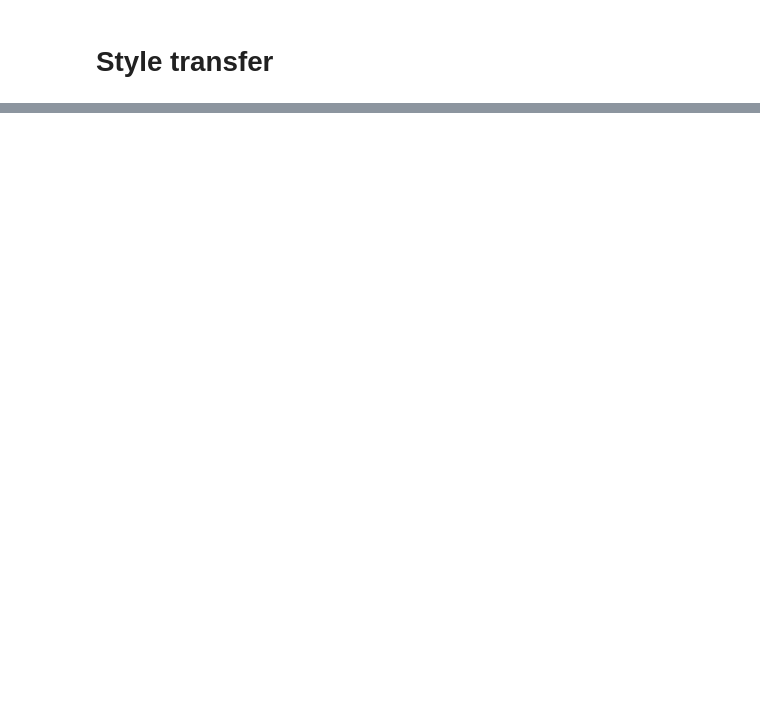
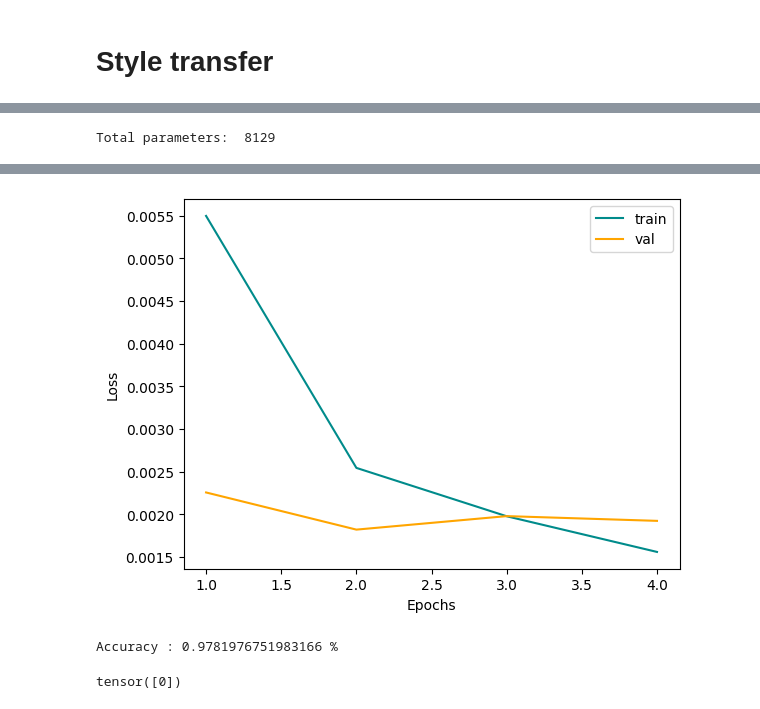
Before and after one commit to MassimoMario/Dante_to_italian_Text_Style_Transfer, a Jupyter notebook: TST_20K.ipynb, the cells around one changed output, grey strips where cells are left out. Cells and saved outputs as stored; diff of their text form; code cells hidden in the pictures; blank space fills up the shorter version.

```diff
--- a/TST_20K.ipynb
+++ b/TST_20K.ipynb
@@ -646,0 +701,12 @@ Transferred sequence:
+# %%
+tst1_accuracy = []
+for n in range(len(style1_val)):
+    with torch.no_grad():
+        transfer_output = vae.style_transfer(style1_val[n].view(1,style1_val.shape[1]), style0)
+        transf_indices = torch.multinomial(F.softmax(transfer_output.squeeze(0),dim=-1), 1)
+        transf_indices = transf_indices.permute(1,0)
+        pred_style = torch.argmax(CNN_classif(transf_indices), dim=-1)
+        tst1_accuracy.append(pred_style.item())
+
+accuracy_it_to_dan = (len(style1_val)-np.count_nonzero(tst1_accuracy))/len(tst1_accuracy)
+print('Accuracy Italian to Dante: ', accuracy_it_to_dan)
@@ -682,0 +768,23 @@ Reconstructed sequence:
+# %%
+class CNNClassifier(nn.Module):
+    def __init__(self, embedding_matrix, num_classes, sequence_length, num_filters, kernel_sizes):
+        super(CNNClassifier, self).__init__()
+        self.embedding_dim = embedding_matrix.shape[1]
+
+        self.embedding = nn.Embedding.from_pretrained(embedding_matrix, freeze = True)
+        self.conv_layers = nn.ModuleList([nn.Conv2d(1, num_filters, (k, self.embedding_dim)) for k in kernel_sizes])
+        self.fc = nn.Linear(num_filters * len(kernel_sizes), num_classes)
+
+    def forward(self,x):
+        x = self.embedding(x)
+        x = x.unsqueeze(1)
+        conv_results = [F.relu(conv(x)).squeeze(3) for conv in self.conv_layers]
+        pooled = [F.max_pool1d(conv, conv.shape[2]).squeeze(2) for conv in conv_results]
+        cat = torch.cat(pooled, dim = 1)
+        out = self.fc(cat)
+        return F.softmax(out, dim=-1)
+# %%
+def CNN_loss(y_s, labels, loss_fn=nn.BCELoss()):
+    L_mul_s = loss_fn(y_s, labels)
+
+    return L_mul_s
@@ -682,0 +864,14 @@ Reconstructed sequence:
+# %%
+CNN_classif = CNNClassifier(embedding_matrix, 2, sequence_length, 3, [3,3,3])
+# %%
+style_params = sum(p.numel() for p in CNN_classif.parameters() if p.requires_grad)
+print('Total parameters: ', style_params)
+# %% [output]
+Total parameters:  8129
+# %%
+CNN_losses = train_CNN(CNN_classif,
+                   train_loader,
+                   val_loader,
+                   num_epochs = 4,
+                   lr = 1e-3)
+# %% [output]
@@ -682,0 +882,13 @@ Reconstructed sequence:
+[figure, added]
+# %%
+wrong = 0.0
+wrongy = []
+with torch.no_grad():
+    for i, (data, _, labels) in enumerate(val_loader):
+        pred_style = torch.argmax(CNN_classif(data), dim=-1)
+        label = torch.argmax(labels,dim=-1)
+        wrong += torch.count_nonzero(label - pred_style)
+
+print('Accuracy :', 1 - (wrong/(len(val_loader)*batch_size)).item(), '%')
+# %% [output]
+Accuracy : 0.9781976751983166 %
@@ -682,0 +900,4 @@ Reconstructed sequence:
+# %%
+pred_style
+# %% [output]
+tensor([0])
```
Also changed, not shown: parts of 42 cells of this notebook.
